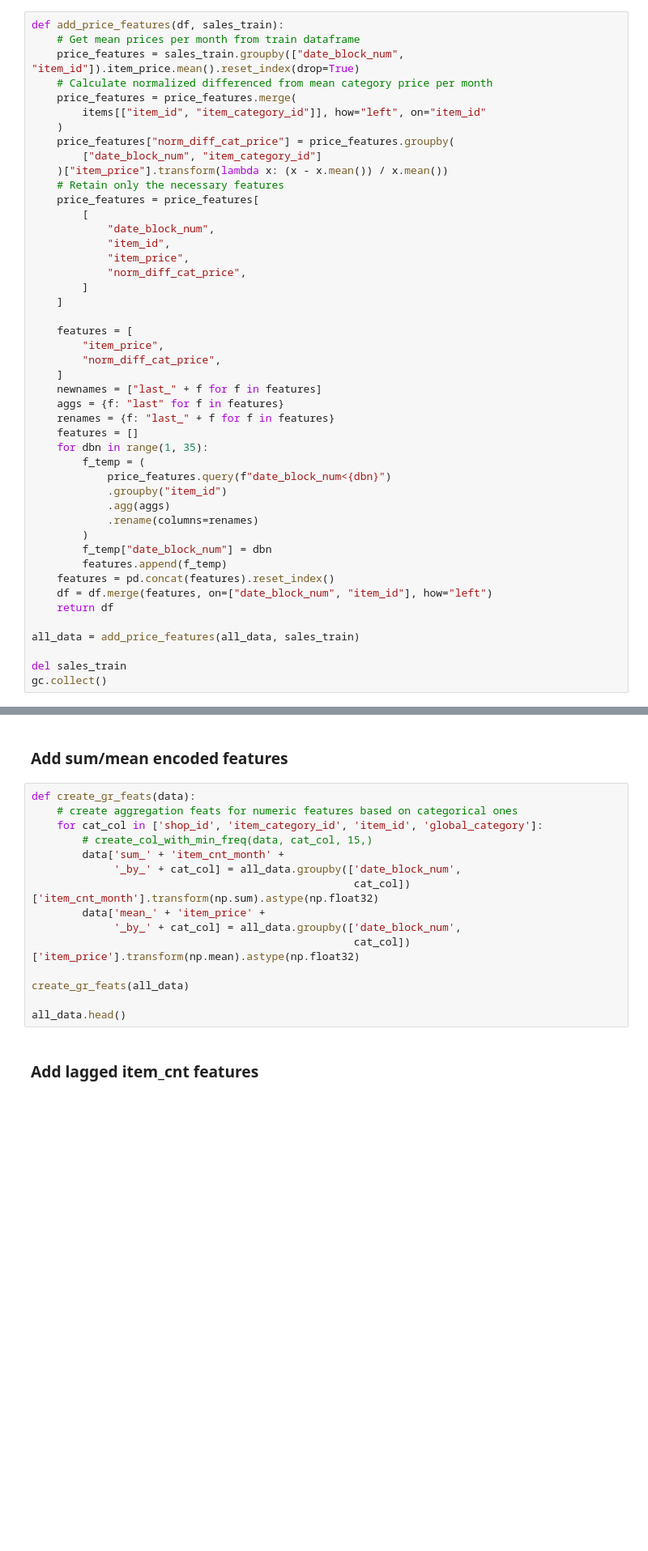
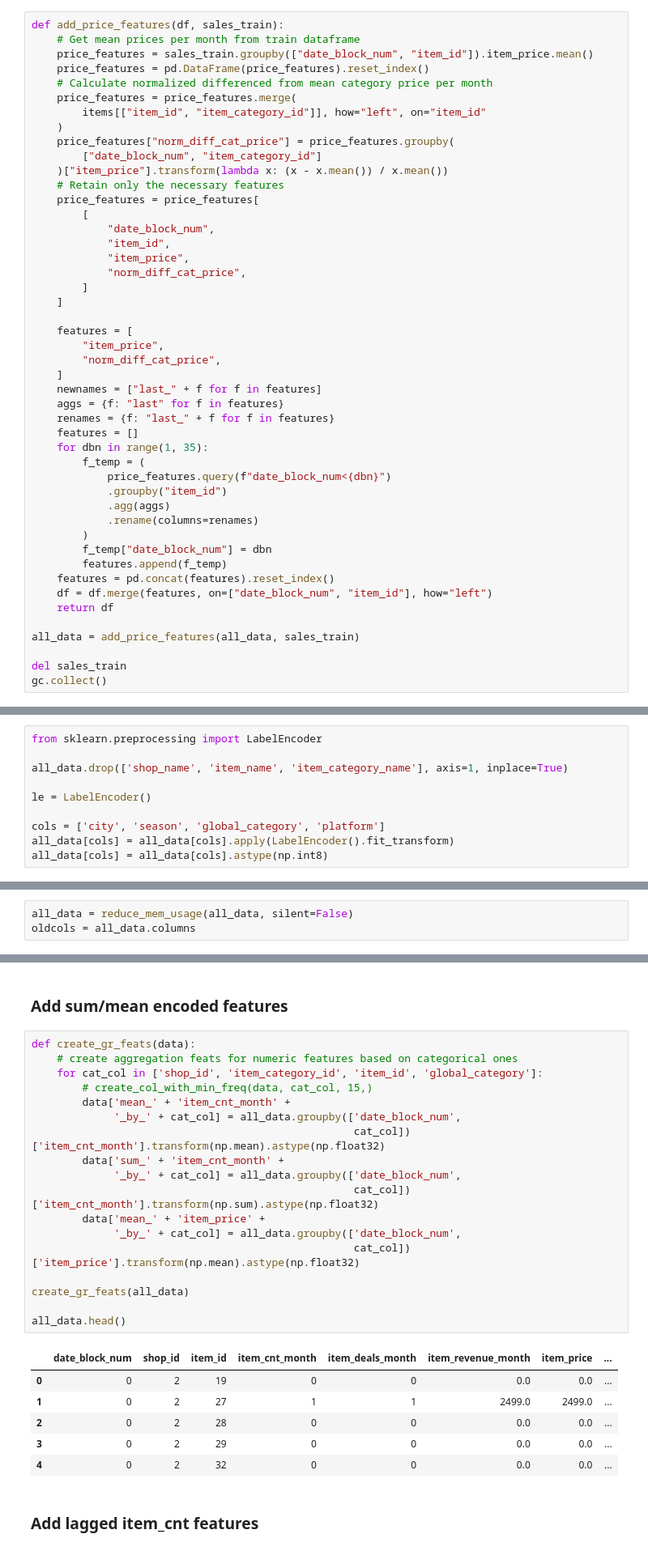
Before and after one commit to beatwad/predict_future_sales, a Jupyter notebook: Pred_Fut_Sales.ipynb, the cells around one changed output, grey strips where cells are left out. Shown at 81% size. Saved outputs shown, nothing was run; the diff lists cells and outputs as text; blank space fills up the shorter version.

```diff
--- a/Pred_Fut_Sales.ipynb
+++ b/Pred_Fut_Sales.ipynb
@@ -733,7 +757,8 @@ shops.head()
 # %%
 def add_price_features(df, sales_train):
     # Get mean prices per month from train dataframe
-    price_features = sales_train.groupby(["date_block_num", "item_id"]).item_price.mean().reset_index(drop=True)
+    price_features = sales_train.groupby(["date_block_num", "item_id"]).item_price.mean()
+    price_features = pd.DataFrame(price_features).reset_index()
     # Calculate normalized differenced from mean category price per month
     price_features = price_features.merge(
         items[["item_id", "item_category_id"]], how="left", on="item_id"
@@ -874,3 +922,13 @@ all_data.head()
+# %%
+from sklearn.preprocessing import LabelEncoder
+
+all_data.drop(['shop_name', 'item_name', 'item_category_name'], axis=1, inplace=True)
+
+le = LabelEncoder()
+
+cols = ['city', 'season', 'global_category', 'platform']
+all_data[cols] = all_data[cols].apply(LabelEncoder().fit_transform)
+all_data[cols] = all_data[cols].astype(np.int8)
 # %% [markdown]
 ### Add windowed aggregates
 # %%
@@ -1011,0 +1122,3 @@ matrix = add_rolling_stats(matrix, ["shop_id", "item_id"], window=12)
+# %%
+all_data = reduce_mem_usage(all_data, silent=False)
+oldcols = all_data.columns
@@ -1014,17 +1131,27 @@ matrix = add_rolling_stats(matrix, ["shop_id", "item_id"], window=12)
 # %%
 def create_gr_feats(data):
     # create aggregation feats for numeric features based on categorical ones
     for cat_col in ['shop_id', 'item_category_id', 'item_id', 'global_category']:
         # create_col_with_min_freq(data, cat_col, 15,)
+        data['mean_' + 'item_cnt_month' +
+             '_by_' + cat_col] = all_data.groupby(['date_block_num',
+                                                   cat_col])['item_cnt_month'].transform(np.mean).astype(np.float32)
         data['sum_' + 'item_cnt_month' +
              '_by_' + cat_col] = all_data.groupby(['date_block_num',
                                                    cat_col])['item_cnt_month'].transform(np.sum).astype(np.float32)
         data['mean_' + 'item_price' +
              '_by_' + cat_col] = all_data.groupby(['date_block_num',
                                                    cat_col])['item_price'].transform(np.mean).astype(np.float32)
 
 create_gr_feats(all_data)
 
 all_data.head()
+# %% [output]
+|  | date_block_num | shop_id | item_id | item_cnt_month | item_deals_month | item_revenue_month | item_price | ... |
+| 0 | 0 | 2 | 19 | 0 | 0 | 0.0 | 0.0 | ... |
+| 1 | 0 | 2 | 27 | 1 | 1 | 2499.0 | 2499.0 | ... |
+| 2 | 0 | 2 | 28 | 0 | 0 | 0.0 | 0.0 | ... |
+| 3 | 0 | 2 | 29 | 0 | 0 | 0.0 | 0.0 | ... |
+| 4 | 0 | 2 | 32 | 0 | 0 | 0.0 | 0.0 | ... |
 # %% [markdown]
 ### Add lagged item_cnt features
```
Also changed, not shown: parts of 72 cells of this notebook, 1 other file.
